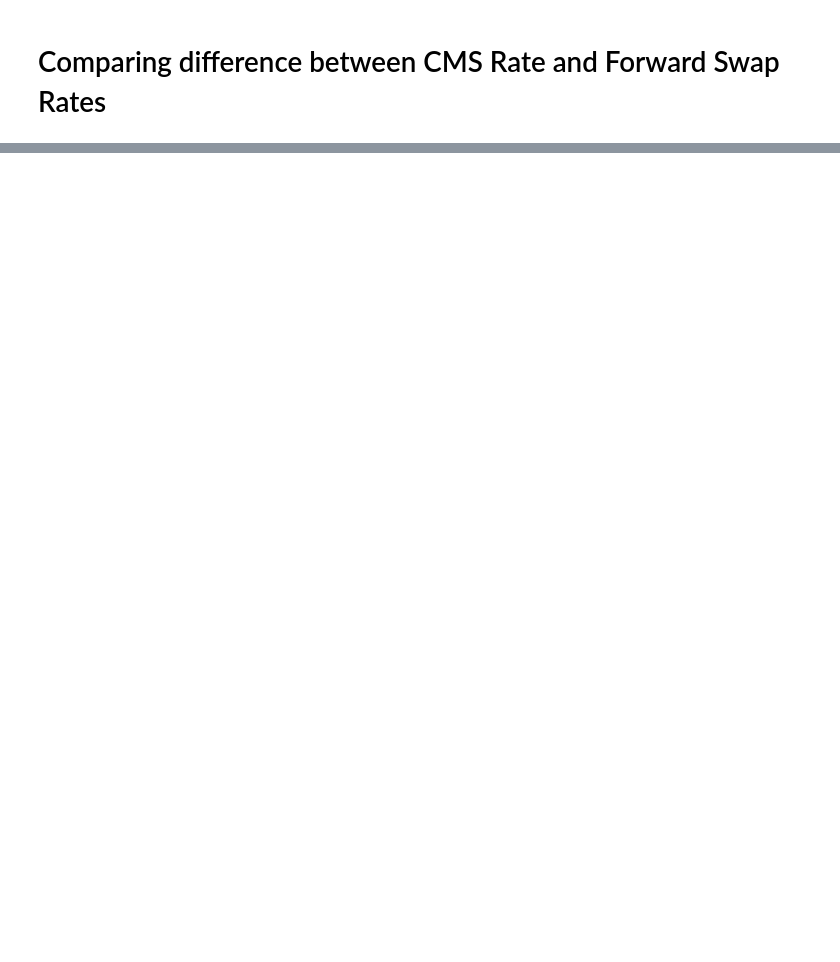
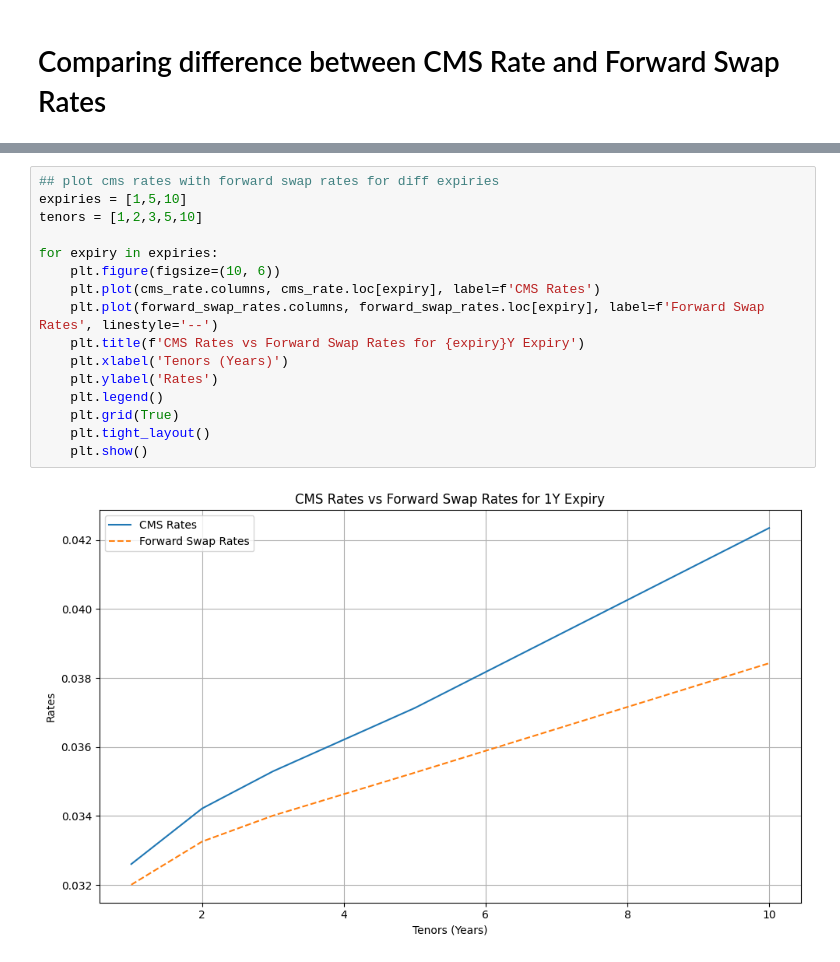
Before and after one commit to njh18/qf634-quant-research-methods, a Jupyter notebook: qf605-fixed-income/Part 3 Convexity Correction.ipynb, the cells around one changed output, grey strips where cells are left out. Saved outputs shown, nothing was run; the diff lists cells and outputs as text; blank space fills up the shorter version.

```diff
--- a/qf605-fixed-income/Part 3 Convexity Correction.ipynb
+++ b/qf605-fixed-income/Part 3 Convexity Correction.ipynb
@@ -558,0 +568,18 @@ print(rate_diff_df)
+# %%
+## plot cms rates with forward swap rates for diff expiries
+expiries = [1,5,10]
+tenors = [1,2,3,5,10]
+
+for expiry in expiries:
+    plt.figure(figsize=(10, 6))
+    plt.plot(cms_rate.columns, cms_rate.loc[expiry], label=f'CMS Rates')
+    plt.plot(forward_swap_rates.columns, forward_swap_rates.loc[expiry], label=f'Forward Swap Rates', linestyle='--')
+    plt.title(f'CMS Rates vs Forward Swap Rates for {expiry}Y Expiry')
+    plt.xlabel('Tenors (Years)')
+    plt.ylabel('Rates')
+    plt.legend()
+    plt.grid(True)
+    plt.tight_layout()
+    plt.show()
+# %% [output]
+[figure, added]
```
Also changed, not shown: parts of 8 cells of this notebook, 1 other file.
